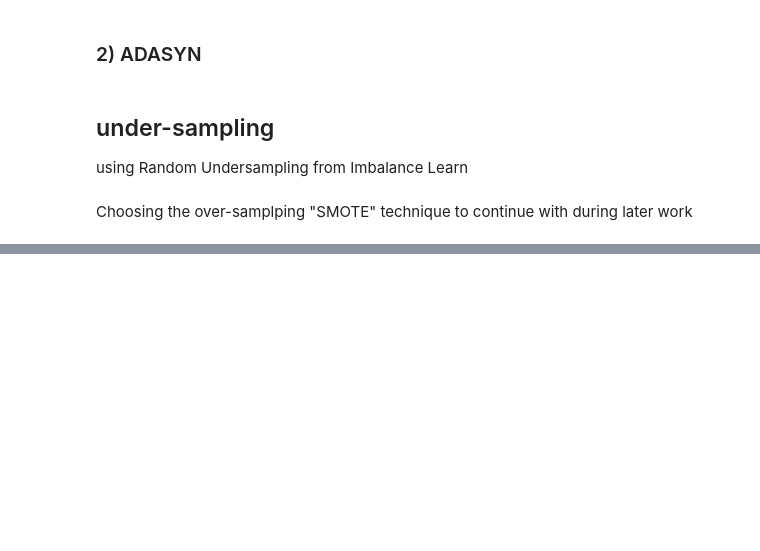
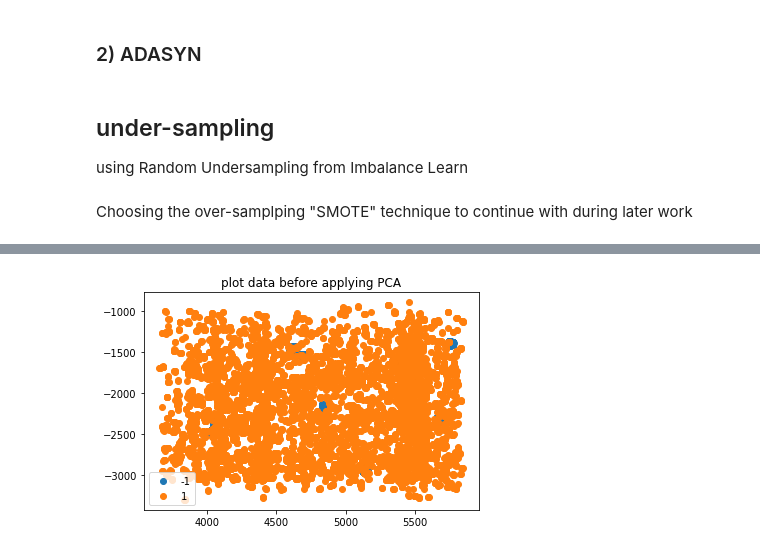
Before and after one commit to HadyKh/Crowd-Sensing-Classification, a Jupyter notebook: Code.ipynb, the cells around one changed output, grey strips where cells are left out. Cells and saved outputs as stored; diff of their text form; code cells hidden in the pictures; blank space fills up the shorter version.

```diff
--- a/Code.ipynb
+++ b/Code.ipynb
@@ -659,0 +603,13 @@ So, I will complete the rest of the project using it.
+# %%
+#plot data without applying PCA
+def plotDataset(X, y, title):
+    X, y = np.array(X), np.array(y)
+    for label in np.unique(y):
+        plt.scatter(X[y == label, 0], X[y == label, 1], label=label)
+    plt.legend()
+    plt.title(title)
+    plt.show()
+
+plotDataset(x_res_sm, y_res_sm.iloc[:, 0], "plot data before applying PCA")
+# %% [output]
+[figure, added]
```
Also changed, not shown: parts of 78 cells of this notebook.
